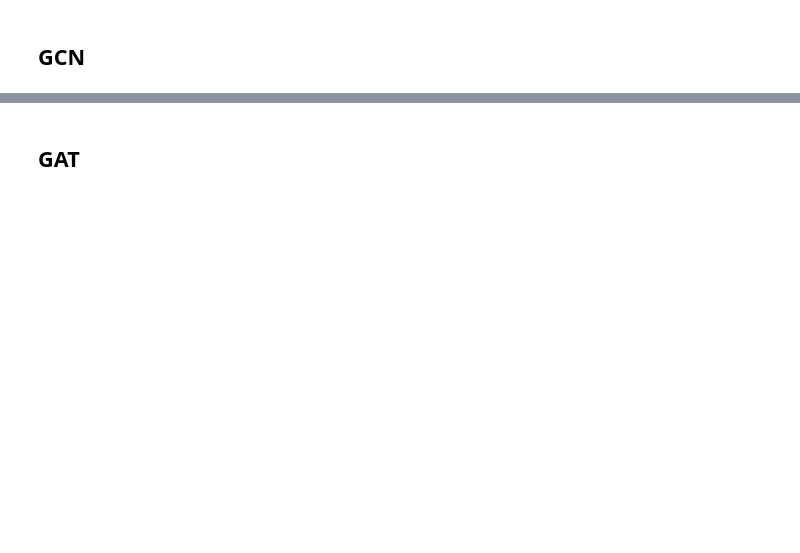
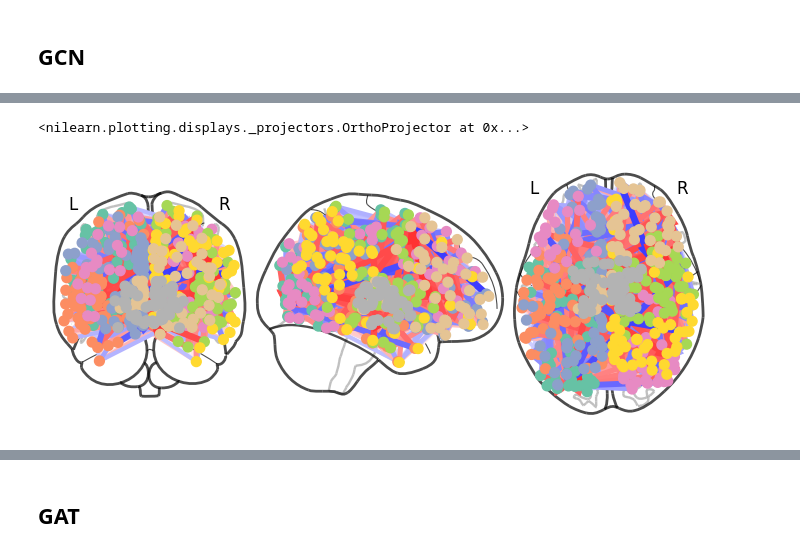
Before and after one commit to myxa/Open_Close_GNN, a Jupyter notebook: notebooks/model_training.ipynb, the cells around one changed output, grey strips where cells are left out. Drawn from its saved outputs; the diff is of its cells as text; code cells hidden in the pictures; blank space fills up the shorter version.

Commit message:
model explanations added

```diff
--- a/notebooks/model_training.ipynb
+++ b/notebooks/model_training.ipynb
@@ -392,0 +440,5 @@ eval_epoch(test_loader, model, loss)
+# %%
+sal = Saliency(model.to('cpu'))
+mask = sal.attribute(test_dataset[0].x,
+                     additional_forward_args=(test_dataset[0].edge_index, test_dataset[0].edge_attr, test_dataset[0].batch),
+                     target=test_dataset[0].y)
@@ -392,0 +447,4 @@ eval_epoch(test_loader, model, loss)
+# %%
+edge_mask = np.abs(mask.cpu().detach().numpy())
+if edge_mask.max() > 0:  # avoid division by zero
+    edge_mask = edge_mask / edge_mask.max()
@@ -392,0 +459,10 @@ eval_epoch(test_loader, model, loss)
+# %%
+from nilearn.plotting import plot_connectome
+import pandas as pd
+
+hcp = pd.read_excel('../data/HCPex_sorted.xlsx')
+hcp.drop([256, 257, 258, 259], inplace=True)
+# %%
+salient_connections = np.zeros((422, 422))
+for i in range(422):
+    salient_connections[i] = edge_mask[i] > 0.6
@@ -392,0 +534,5 @@ eval_epoch(test_loader, model, loss)
+# %%
+plot_connectome(salient_connections * test_dataset[0].x.numpy(), hcp[['X', 'Y', 'Z']].values)
+# %% [output]
+<nilearn.plotting.displays._projectors.OrthoProjector at 0x...>
+[figure, added]
```
Also changed, not shown: parts of 38 cells of this notebook, 4 other files.
